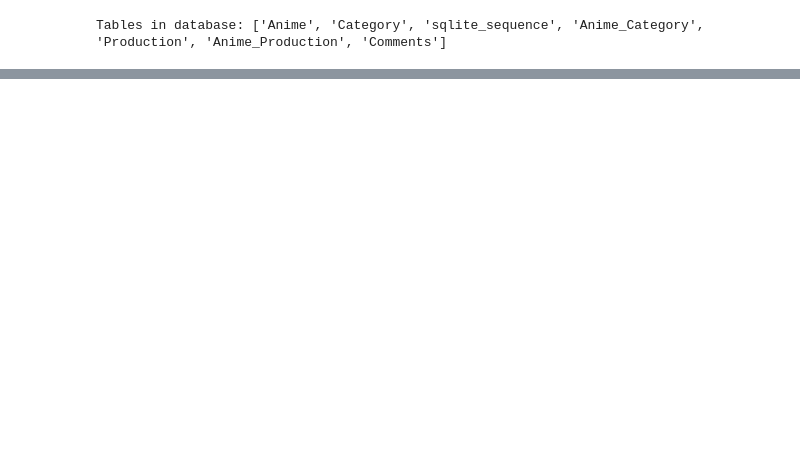
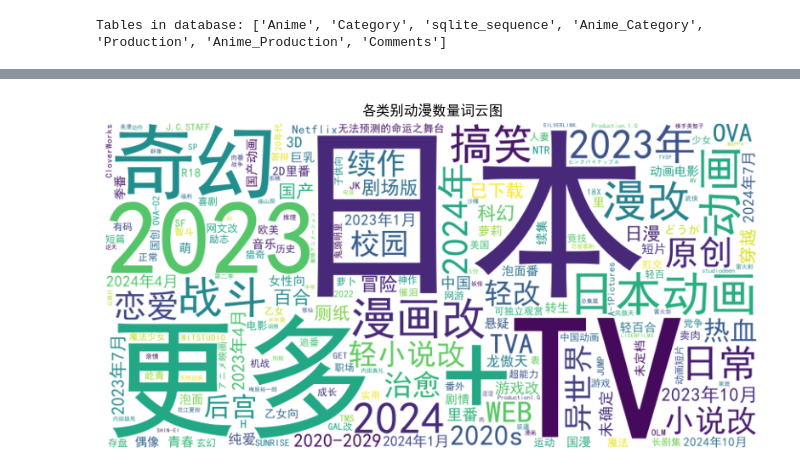
Before and after one commit to AkiyaKiko/BangumiCrawler, a Jupyter notebook: EDA/EDA.ipynb, the cells around one changed output, grey strips where cells are left out. Drawn from its saved outputs; the diff is of its cells as text; code cells hidden in the pictures; blank space fills up the shorter version.

```diff
--- a/EDA/EDA.ipynb
+++ b/EDA/EDA.ipynb
@@ -79,0 +71,12 @@ for table, df in dataframes.items():
+# %%
+# 数据类型转换
+
+# 转换 'score' 和 'score_count' 为数值类型
+anime_df['score'] = pd.to_numeric(anime_df['score'], errors='coerce')
+anime_df['score_count'] = pd.to_numeric(anime_df['score_count'], errors='coerce')
+
+category_df['category_name'] = category_df['category_name'].astype('category')
+
+# 查看数据类型
+#print(anime_df.dtypes)
+print(category_df.dtypes)
@@ -79,0 +199,9 @@ for table, df in dataframes.items():
+# %%
+# 1. 连接 anime_category_df 和 category_df，获取类别名称
+merged_df = pd.merge(anime_category_df, category_df, on='category_id', how='left')
+
+# 2. 按 category_name 分组，统计每个类别的动漫数量
+category_count = merged_df.groupby('category_name').size().reset_index(name='anime_count')
+
+# 重命名列
+category_count.columns = ['category_name', 'anime_count']
@@ -79,0 +268,19 @@ for table, df in dataframes.items():
+# %%
+import pandas as pd
+from wordcloud import WordCloud
+import matplotlib.pyplot as plt
+
+# 将类别名称和动漫数量组合成字典，作为词云的基础
+word_freq = dict(zip(category_count['category_name'], category_count['anime_count']))
+
+# 生成词云图
+wordcloud = WordCloud(width=800, height=400, background_color='white', font_path='simhei.ttf').generate_from_frequencies(word_freq)
+
+# 绘制词云图
+plt.figure(figsize=(10, 5))
+plt.imshow(wordcloud, interpolation='bilinear')
+plt.axis('off')
+plt.title('各类别动漫数量词云图')
+plt.show()
+# %% [output]
+[figure, added]
```
Also changed, not shown: parts of 25 cells of this notebook, 16 other files.
